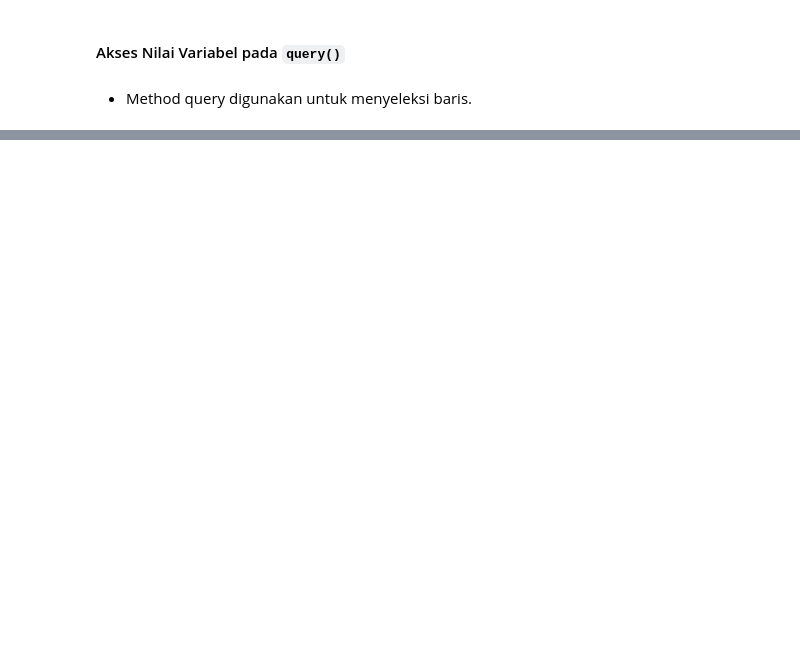
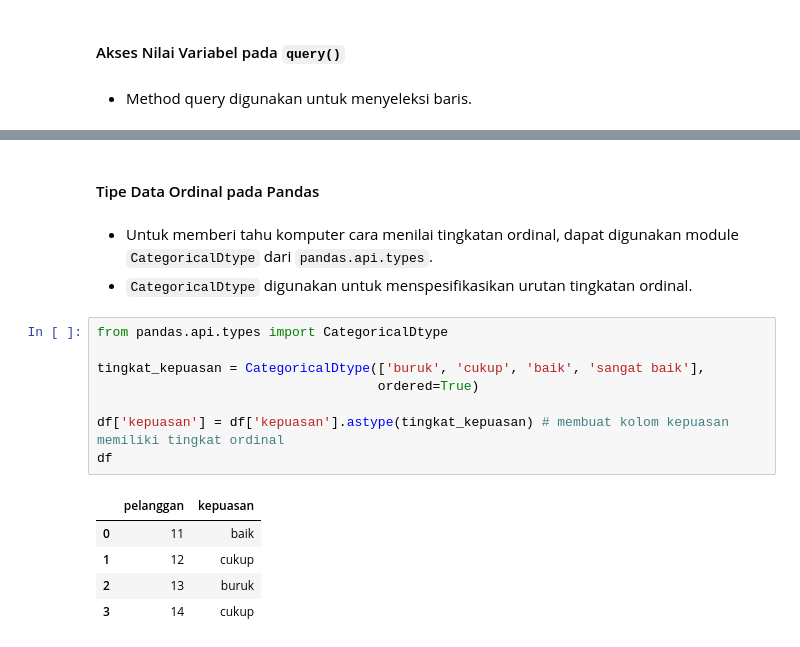
Before and after one commit to AlbertusAlanMehetabel/trik_pandas, a Jupyter notebook: Trik_Pandas_08.ipynb, the cells around one changed output, grey strips where cells are left out. Cells and saved outputs as stored; diff of their text form; blank space fills up the shorter version.

```diff
--- a/Trik_Pandas_08.ipynb
+++ b/Trik_Pandas_08.ipynb
@@ -115,0 +144,19 @@ df.query('A > @rerata') # menampilkan baris nilai yang lebih besar dari rata-rat
+# %% [markdown]
+#### Tipe Data Ordinal pada Pandas
+# %% [markdown]
+- Untuk memberi tahu komputer cara menilai tingkatan ordinal, dapat digunakan module `CategoricalDtype` dari `pandas.api.types`.
+- `CategoricalDtype` digunakan untuk menspesifikasikan urutan tingkatan ordinal.
+# %%
+from pandas.api.types import CategoricalDtype
+
+tingkat_kepuasan = CategoricalDtype(['buruk', 'cukup', 'baik', 'sangat baik'],
+                                    ordered=True)
+
+df['kepuasan'] = df['kepuasan'].astype(tingkat_kepuasan) # membuat kolom kepuasan memiliki tingkat ordinal
+df
+# %% [output]
+|  | pelanggan | kepuasan |
+| 0 | 11 | baik |
+| 1 | 12 | cukup |
+| 2 | 13 | buruk |
+| 3 | 14 | cukup |
```
Also changed, not shown: parts of 13 cells of this notebook.
